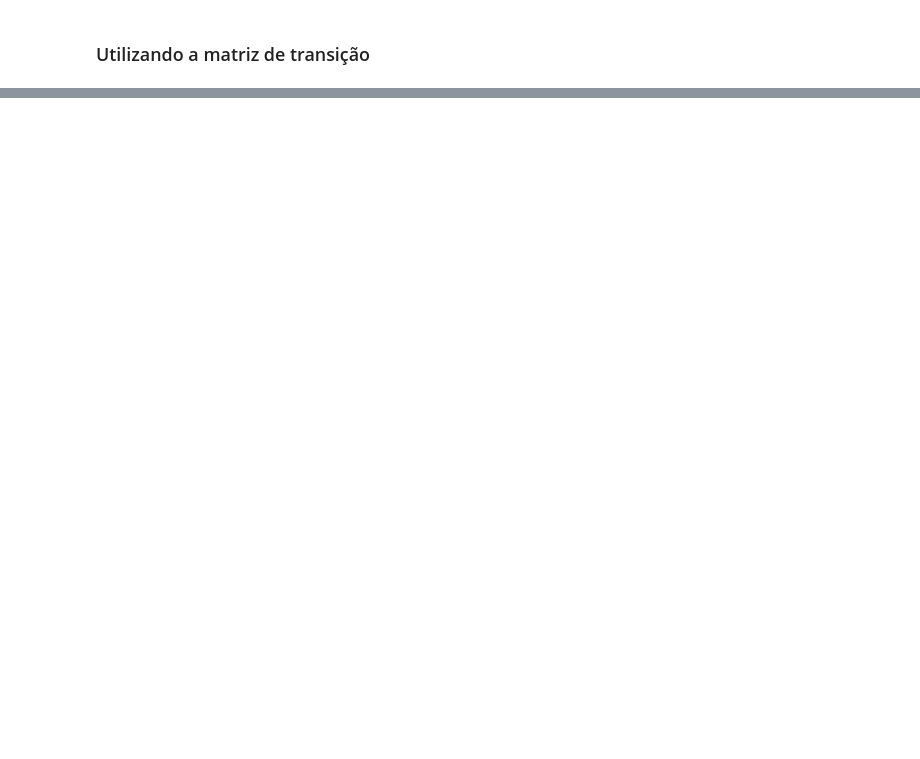
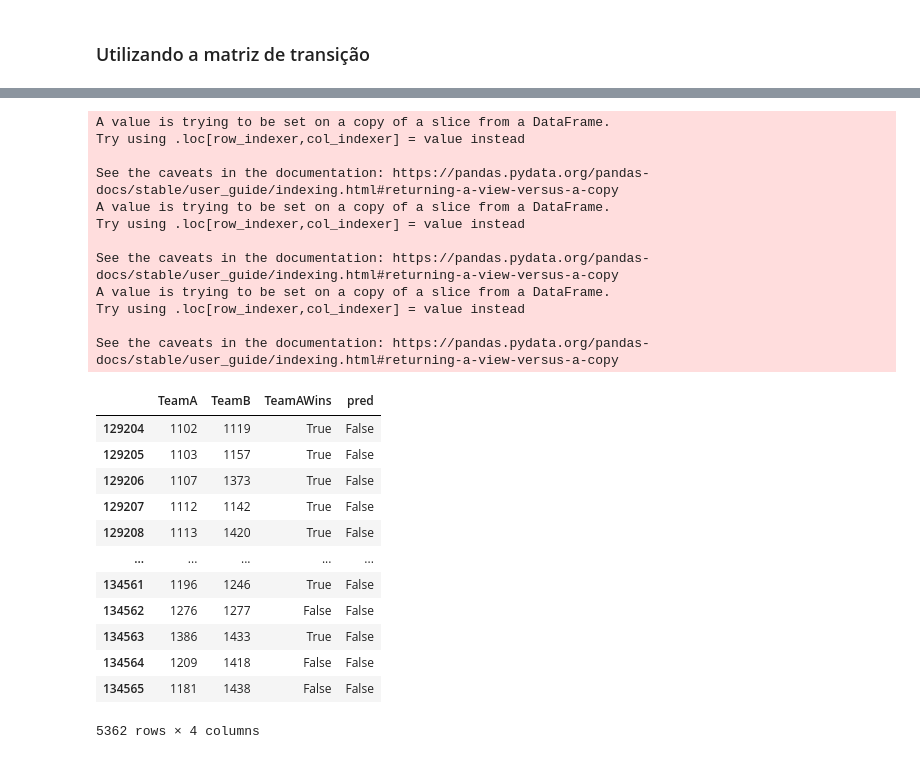
Before and after one commit to NicolasCho/projeto_ML, a Jupyter notebook: ML.ipynb, the cells around one changed output, grey strips where cells are left out. Drawn from its saved outputs; the diff is of its cells as text; code cells hidden in the pictures; blank space fills up the shorter version.

```diff
--- a/ML.ipynb
+++ b/ML.ipynb
@@ -794,0 +788,33 @@ Precisa dos elos dos times em 2014 para passar pro modelo de regressão
+# %%
+RegularSeasonCompactResults_2014['TeamA'] = RegularSeasonCompactResults_2014[["WTeamID", "LTeamID"]].min(axis=1)
+RegularSeasonCompactResults_2014['TeamB'] = RegularSeasonCompactResults_2014[["WTeamID", "LTeamID"]].max(axis=1)
+RegularSeasonCompactResults_2014['TeamAWins'] = np.where(RegularSeasonCompactResults_2014['WTeamID'] == RegularSeasonCompactResults_2014['TeamA'], True, False)
+RegularSeasonCompactResults_2014 = RegularSeasonCompactResults_2014.drop(columns=['DayNum', "Season", "WScore", "LTeamID", "LScore", "WLoc", "NumOT", "WTeamID"])
+RegularSeasonCompactResults_2014['pred'] = False
+RegularSeasonCompactResults_2014
+# %% [output]
+A value is trying to be set on a copy of a slice from a DataFrame.
+Try using .loc[row_indexer,col_indexer] = value instead
+
+See the caveats in the documentation: https://pandas.pydata.org/pandas-docs/stable/user_guide/indexing.html#returning-a-view-versus-a-copy
+A value is trying to be set on a copy of a slice from a DataFrame.
+Try using .loc[row_indexer,col_indexer] = value instead
+
+See the caveats in the documentation: https://pandas.pydata.org/pandas-docs/stable/user_guide/indexing.html#returning-a-view-versus-a-copy
+A value is trying to be set on a copy of a slice from a DataFrame.
+Try using .loc[row_indexer,col_indexer] = value instead
+
+See the caveats in the documentation: https://pandas.pydata.org/pandas-docs/stable/user_guide/indexing.html#returning-a-view-versus-a-copy
+|  | TeamA | TeamB | TeamAWins | pred |
+| 129204 | 1102 | 1119 | True | False |
+| 129205 | 1103 | 1157 | True | False |
+| 129206 | 1107 | 1373 | True | False |
+| 129207 | 1112 | 1142 | True | False |
+| 129208 | 1113 | 1420 | True | False |
+| ... | ... | ... | ... | ... |
+| 134561 | 1196 | 1246 | True | False |
+| 134562 | 1276 | 1277 | False | False |
+| 134563 | 1386 | 1433 | True | False |
+| 134564 | 1209 | 1418 | False | False |
+| 134565 | 1181 | 1438 | False | False |
+5362 rows × 4 columns
```
Also changed, not shown: parts of 25 cells of this notebook.
